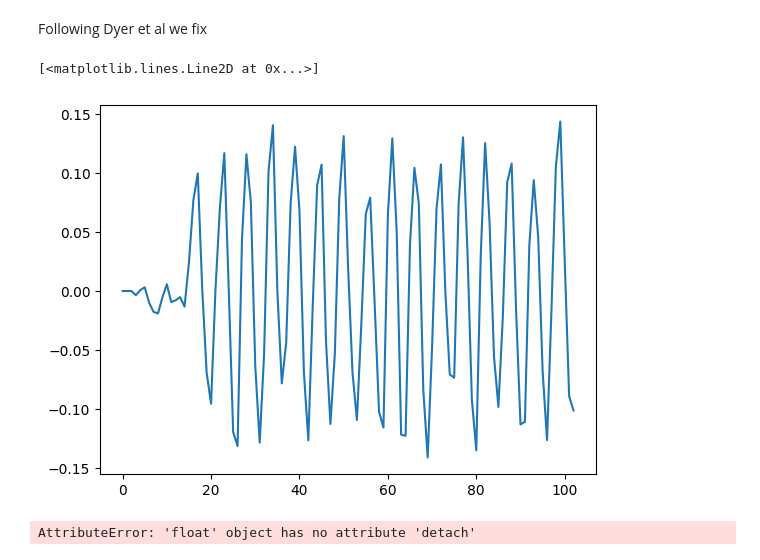
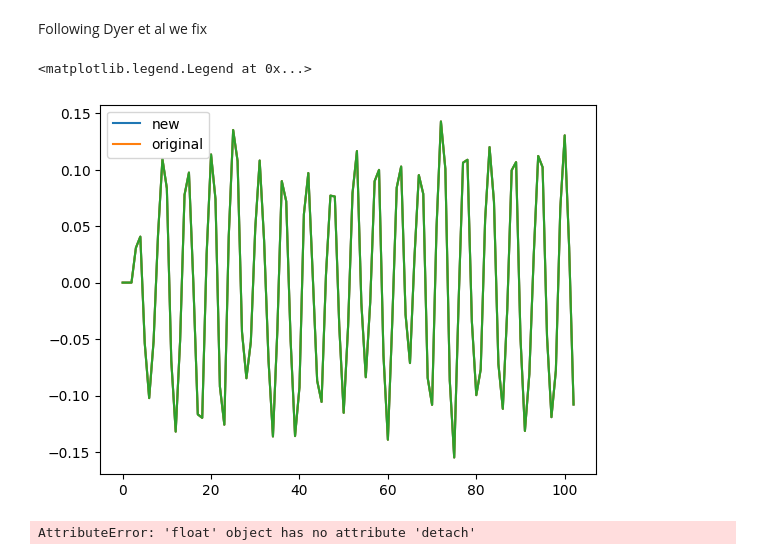
Before and after one commit to arnauqb/blackbirds, a Jupyter notebook: examples/03-brock_hommes.ipynb, the cells around one changed output. Cells and saved outputs as stored; diff of their text form; code cells hidden in the pictures.

```diff
--- a/examples/03-brock_hommes.ipynb
+++ b/examples/03-brock_hommes.ipynb
@@ -76,5 +122,6 @@ class TrainableGaussian(torch.nn.Module):
 # %%
 model = CustomBrockHommes(n_timesteps)
+model2 = OldCustomBrockHommes(n_timesteps)
 # %%
 g2 = 0.9
 g3 = 0.9
@@ -82,13 +129,23 @@ b2 = 0.2
 b3 = -0.2
 
 true_parameters = torch.tensor([g2, g3, b2, b3])
+torch.manual_seed(0)
 x = model.run(true_parameters)
 true_data = model.observe(x)
+
+torch.manual_seed(0)
+y = model2(true_parameters)
+
+torch.manual_seed(0)
+z = simulate_and_observe_model(model, params=true_parameters)
 # %%
-plt.plot(true_data[0].cpu())
+plt.plot(true_data[0].cpu(), label = "new")
+plt.plot(y[0].cpu(), label = "original")
+plt.plot(z[0].cpu())
+plt.legend()
 # %% [output]
-[<matplotlib.lines.Line2D at 0x...>]
+<matplotlib.legend.Legend at 0x...>
-[figure, old version]
+[figure, new version]
 # %%
 # Define flows
 def make_flow1():
```
Also changed, not shown: parts of 3 cells of this notebook, 2 other files.
